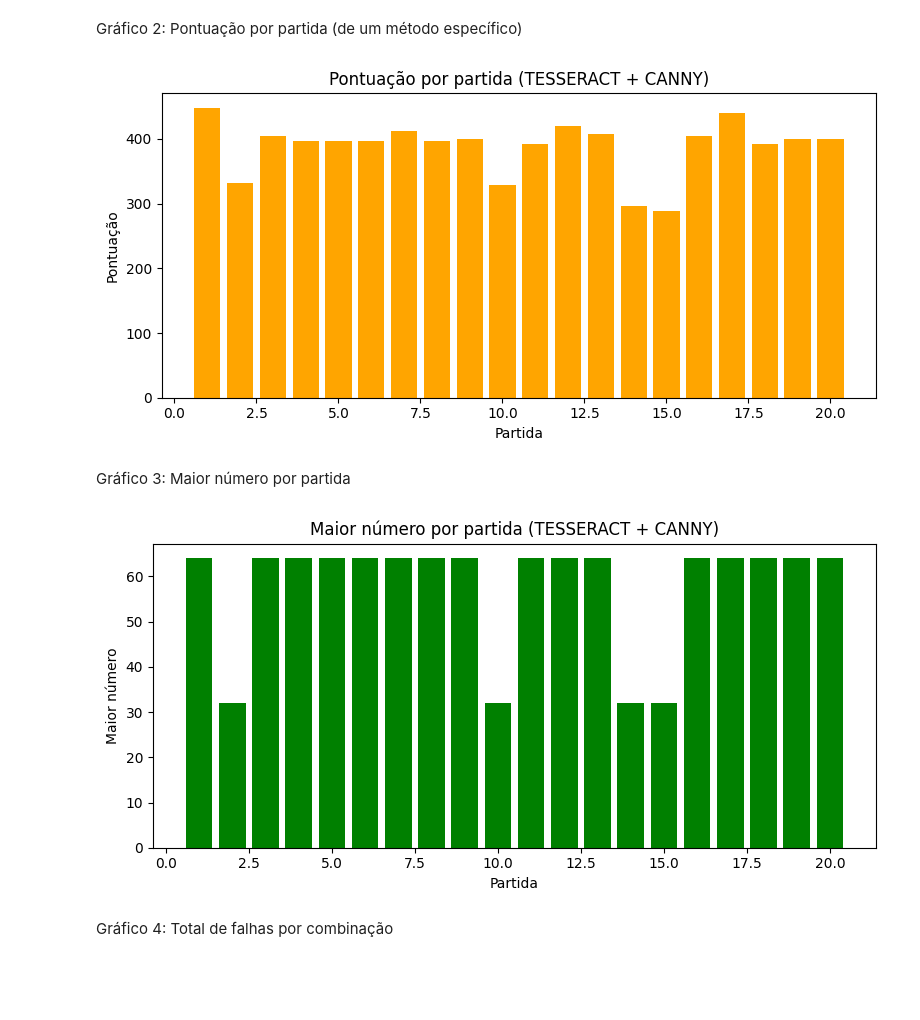
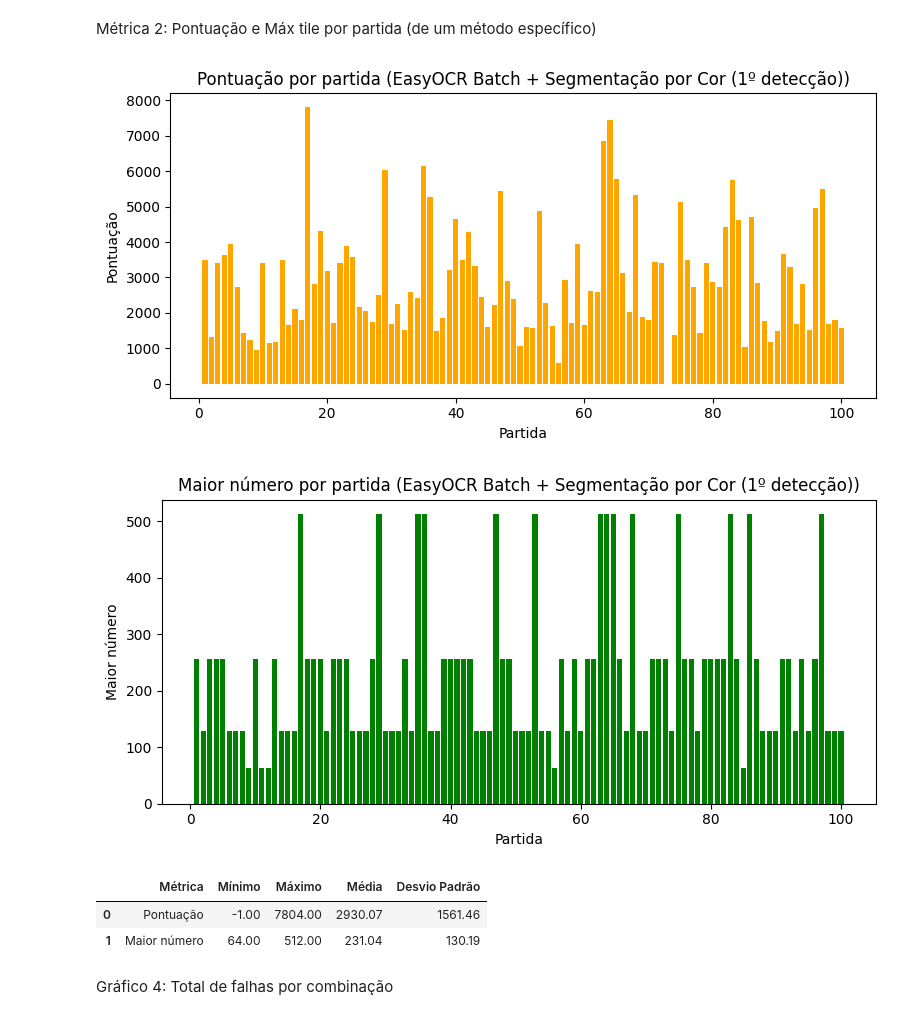
Before and after one commit to LiloMarino/GameBots, a Jupyter notebook: estatisticas.ipynb, the cells around one changed output. Drawn from its saved outputs; the diff is of its cells as text; code cells hidden in the pictures; blank space fills up the shorter version.

Commit message:
feat: :sparkles: Melhorado estatísticas gráficas

```diff
--- a/estatisticas.ipynb
+++ b/estatisticas.ipynb
@@ -139,31 +139,64 @@ df_tempos.style.format({
 | 11 | EasyOCR Batch + Segmentação por Cor | 15.85 | 19.64 | 18.92 | 0.97 |
 | 3 | EasyOCR Batch + Canny Edge Detection | 11.00 | 19.86 | 18.36 | 2.28 |
 # %% [markdown]
-Gráfico 2: Pontuação por partida (de um método específico)
+Métrica 2: Pontuação e Máx tile por partida (de um método específico)
 # %%
-# Pegando o primeiro método como exemplo
+# Carrega os resultados
+with open(RESULTS_DIR / "resultados_think_2048.json", "r", encoding="utf-8") as f:
+    resultados = json.load(f)
+
+# Um único método testado
 r = resultados[0]
+
+pontuacoes = np.array(r["pontuacoes"])
+maiores_numeros = np.array(r["maiores_numeros"])
+nome_ocr = NOMES_OCR.get(r["ocr"], r["ocr"])
+nome_grade = NOMES_GRADE.get(r["grade"], r["grade"])
+
+# Gráfico: Pontuações por partida
 plt.figure(figsize=(8, 4))
-plt.bar(range(1, len(r["pontuacoes"]) + 1), r["pontuacoes"], color="orange")
-plt.title(f"Pontuação por partida ({r['ocr']} + {r['grade']})")
+plt.bar(range(1, len(pontuacoes) + 1), pontuacoes, color="orange")
+plt.title(f"Pontuação por partida ({nome_ocr} + {nome_grade})")
 plt.xlabel("Partida")
 plt.ylabel("Pontuação")
 plt.tight_layout()
 plt.show()
+
+# Gráfico: Maior número por partida
+plt.figure(figsize=(8, 4))
+plt.bar(range(1, len(maiores_numeros) + 1), maiores_numeros, color="green")
+plt.title(f"Maior número por partida ({nome_ocr} + {nome_grade})")
+plt.xlabel("Partida")
+plt.ylabel("Maior número")
+plt.tight_layout()
+plt.show()
+
+# Tabela com estatísticas
+tabela_stats = pd.DataFrame(
+    {
+        "Métrica": ["Pontuação", "Maior número"],
+        "Mínimo": [np.min(pontuacoes), np.min(maiores_numeros)],
+        "Máximo": [np.max(pontuacoes), np.max(maiores_numeros)],
+        "Média": [np.mean(pontuacoes), np.mean(maiores_numeros)],
+        "Desvio Padrão": [np.std(pontuacoes), np.std(maiores_numeros)],
+    }
+)
+
+# Exibe a tabela formatada
+tabela_stats.style.format(
+    {
+        "Mínimo": "{:.2f}",
+        "Máximo": "{:.2f}",
+        "Média": "{:.2f}",
+        "Desvio Padrão": "{:.2f}",
+    }
+)
 # %% [output]
-[figure, old version]
+[figure, new version]
+[figure, added]
+|  | Métrica | Mínimo | Máximo | Média | Desvio Padrão |
+| 0 | Pontuação | -1.00 | 7804.00 | 2930.07 | 1561.46 |
+| 1 | Maior número | 64.00 | 512.00 | 231.04 | 130.19 |
-# %% [markdown]
- Gráfico 3: Maior número por partida
-# %%
-plt.figure(figsize=(8, 4))
-plt.bar(range(1, len(r["maiores_numeros"]) + 1), r["maiores_numeros"], color="green")
-plt.title(f"Maior número por partida ({r['ocr']} + {r['grade']})")
-plt.xlabel("Partida")
-plt.ylabel("Maior número")
-plt.tight_layout()
-plt.show()
-# %% [output]
-[figure, removed]
 # %% [markdown]
 Gráfico 4: Total de falhas por combinação
 # %%
```
Also changed, not shown: parts of 2 cells of this notebook.
